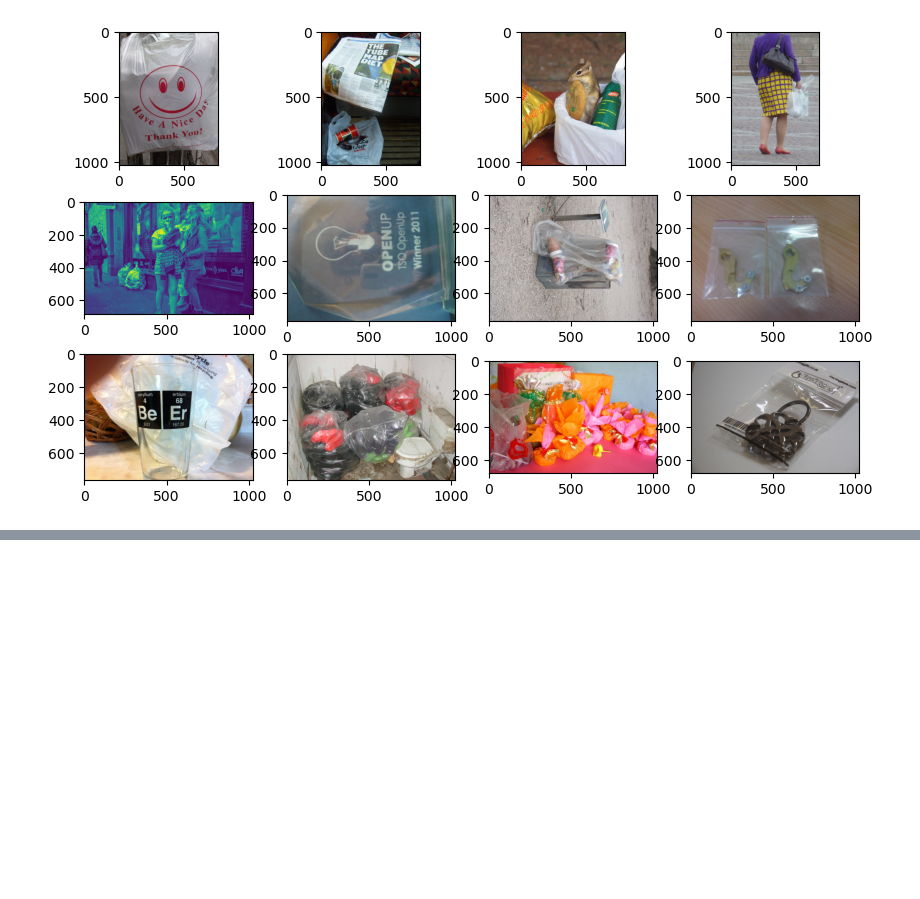
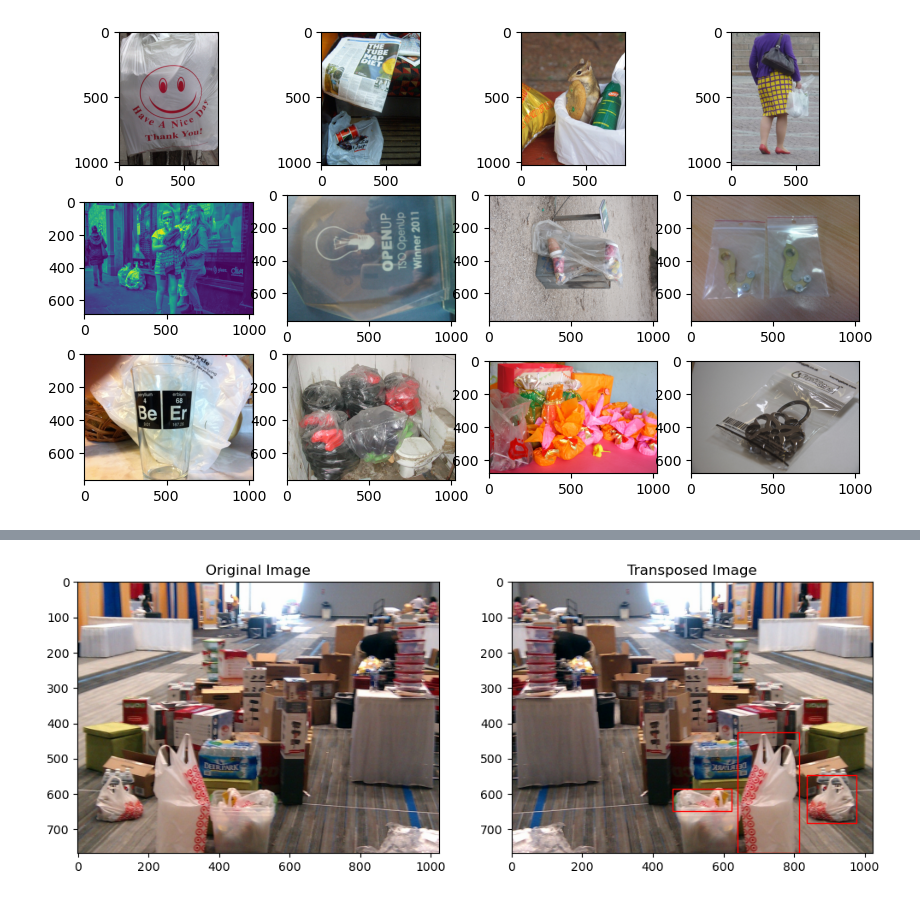
Before and after one commit to CKChiangGit/AWS_SageMaker_Tutorial, a Jupyter notebook: AWS_SageMaker_Tutorial_02_Code.ipynb, the cells around one changed output, grey strips where cells are left out. Saved outputs shown, nothing was run; the diff lists cells and outputs as text; code cells hidden in the pictures; blank space fills up the shorter version.

```diff
--- a/AWS_SageMaker_Tutorial_02_Code.ipynb
+++ b/AWS_SageMaker_Tutorial_02_Code.ipynb
@@ -541,0 +599,5 @@ the label width represents the 5 upcoming parameters that will be inputted:
+# %%
+pd.set_option("display.precision",4)
+
+final_train_df = train_df.copy()
+final_train_df['className'] = "0.000" # Assigning the number 0.000 for our Plastic bag class
@@ -541,0 +756,86 @@ the label width represents the 5 upcoming parameters that will be inputted:
+# %%
+import matplotlib.pyplot as plt
+import matplotlib.image as mpimg
+import matplotlib.patches as patches
+import random
+import glob
+from PIL import Image
+
+# Orignally tutorial is PlasticDetection/images/001.Plastic_bag/images/test/00a76046606aa888.jpg
+test_images_path = "obj_detection/data/001.Plastic_bag/images/test/*.jpg"
+train_images_path = "obj_detection/data/001.Plastic_bag/images/train/*.jpg"
+
+def visualize_transposed_bb(dataset):
+    images_path = train_images_path if dataset == 'train' else test_images_path if dataset == 'test' else 0
+    if dataset == 0:
+        raise Exception("Invalid input parameter, must be either train or validation")
+
+    start = 0
+    end = 0
+
+    if dataset == 'train':
+        start, end, df, split = 48, 64, final_train_df, "train" # 16 chracter long + 4 for the extension ".jpg"
+    elif dataset == 'test':
+        start, end, df, split = 46, 62, final_test_df, "test"
+    else:
+        raise Exception("Invalid parameter")
+
+    image_folder = images_path
+    images_paths = glob.glob(image_folder)
+    num_of_images = len(images_paths)
+    random_int = random.randint(0, num_of_images - 1)
+    random_image = images_paths[random_int]
+    print(random_image)
+
+    # Load and transpose image (horizontal flip)
+    img = Image.open(random_image)
+    img_transposed = img.transpose(Image.Transpose.FLIP_LEFT_RIGHT)
+    image_width, image_height = img_transposed.size
+
+    id_of_image = random_image[start:end]
+    # df_rows = df.loc[(df.ImagePath == f"/{split}/{id_of_image}.jpg") & (df.className == '0.000') ] # Assuming that 0.000 is assigned to the Plastic bag category
+    df_rows = df.loc[df.ImagePath.str.contains(f"/{split}/{id_of_image}.jpg")]
+    display(id_of_image)
+    display(df_rows)
+    # display(df.head())
+
+    # fig, ax = plt.subplots()
+    # ax.imshow(img)
+
+    fig, axs = plt.subplots(1, 2, figsize=(12, 6))
+
+    # Display original image
+    axs[0].imshow(img)
+    axs[0].set_title('Original Image')
+
+    # Display transposed image
+    axs[1].imshow(img_transposed)
+    axs[1].set_title('Transposed Image')
+
+    for index, row in df_rows.iterrows():
+        print(row['XMin'], row['XMax'], row['YMin'], row['YMax'])
+
+        xmin = row['XMin']
+        xmax = row['XMax']
+        ymin = row['YMin']
+        ymax = row['YMax']
+
+        new_xmin = xmin * image_width
+        new_xmax = xmax * image_width
+        new_ymin = ymin * image_height
+        new_ymax = ymax * image_height
+        print(new_xmin, new_xmax, new_ymin, new_ymax)
+
+        # flip the bb coordinates
+        xmax_flipped = (image_width/2) - (new_xmin-(image_width/2))
+        xmin_flipped = (image_width/2) - (new_xmax-(image_width/2))
+        width = xmax_flipped - xmin_flipped
+        height = new_ymax - new_ymin
+
+        rect = patches.Rectangle((xmin_flipped,new_ymin), width, height, linewidth = 1, edgecolor = 'r', facecolor = 'none')
+        # ax.add_patch(rect)
+        axs[1].add_patch(rect)
+    plt.show()
+
+visualize_transposed_bb("train")
+# %% [output]
@@ -541,0 +854 @@ the label width represents the 5 upcoming parameters that will be inputted:
+[figure, added]
```
Also changed, not shown: parts of 43 cells of this notebook, 5 other files.
